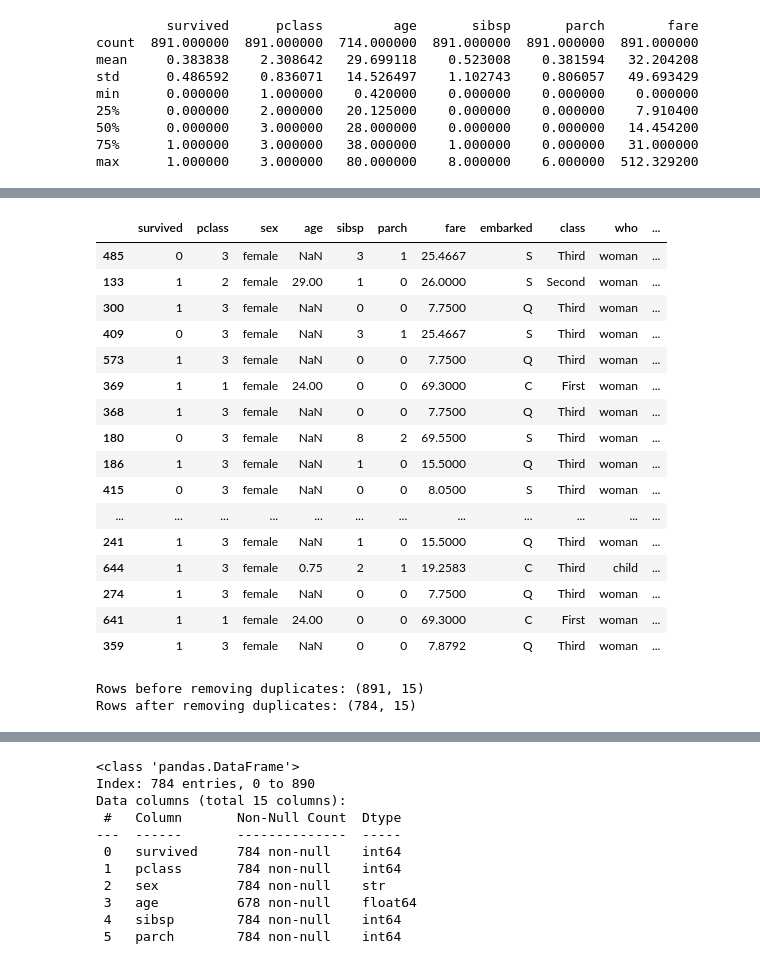
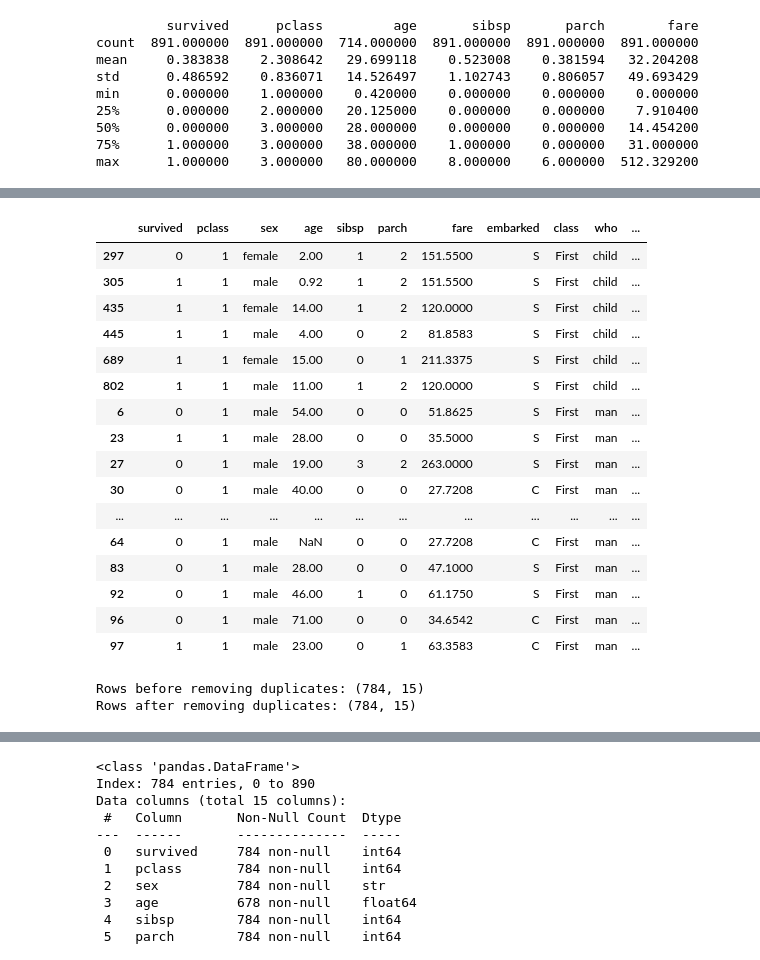
Before and after one commit to damanadidier/DI_Bootcamp, a Jupyter notebook: Week2/Day3/preprocessing.ipynb, the cells around one changed output, grey strips where cells are left out. Cells and saved outputs as stored; diff of their text form; code cells hidden in the pictures.

```diff
--- a/Week2/Day3/preprocessing.ipynb
+++ b/Week2/Day3/preprocessing.ipynb
@@ -82,7 +82,7 @@ max      1.000000    3.000000   80.000000    8.000000    6.000000  512.329200
 #  create working copy: df = titanic_raw.copy()
 # count duplicates : df.duplicated().sum()
 df = titanic_raw.copy()
-df.drop_duplicates()
-# print(f"Duplicate rows: {df.duplicated().sum()}")
+df = df.drop_duplicates()
+print(f"Duplicate rows: {df.duplicated().sum()}")
 print(f"Rows after removing duplicates: {df.shape}")
 # %% [output]
@@ -108,23 +97,23 @@ duplicates_df
 # %%
-duplicates_df.sort_values(['pclass','who']).head(20)
+df.sort_values(['pclass','who']).head(20)
 # %% [output]
 |  | survived | pclass | sex | age | sibsp | parch | fare | embarked | class | who | ... |
-| 485 | 0 | 3 | female | NaN | 3 | 1 | 25.4667 | S | Third | woman | ... |
-| 133 | 1 | 2 | female | 29.00 | 1 | 0 | 26.0000 | S | Second | woman | ... |
-| 300 | 1 | 3 | female | NaN | 0 | 0 | 7.7500 | Q | Third | woman | ... |
-| 409 | 0 | 3 | female | NaN | 3 | 1 | 25.4667 | S | Third | woman | ... |
-| 573 | 1 | 3 | female | NaN | 0 | 0 | 7.7500 | Q | Third | woman | ... |
-| 369 | 1 | 1 | female | 24.00 | 0 | 0 | 69.3000 | C | First | woman | ... |
-| 368 | 1 | 3 | female | NaN | 0 | 0 | 7.7500 | Q | Third | woman | ... |
-| 180 | 0 | 3 | female | NaN | 8 | 2 | 69.5500 | S | Third | woman | ... |
-| 186 | 1 | 3 | female | NaN | 1 | 0 | 15.5000 | Q | Third | woman | ... |
-| 415 | 0 | 3 | female | NaN | 0 | 0 | 8.0500 | S | Third | woman | ... |
+| 297 | 0 | 1 | female | 2.00 | 1 | 2 | 151.5500 | S | First | child | ... |
+| 305 | 1 | 1 | male | 0.92 | 1 | 2 | 151.5500 | S | First | child | ... |
+| 435 | 1 | 1 | female | 14.00 | 1 | 2 | 120.0000 | S | First | child | ... |
+| 445 | 1 | 1 | male | 4.00 | 0 | 2 | 81.8583 | S | First | child | ... |
+| 689 | 1 | 1 | female | 15.00 | 0 | 1 | 211.3375 | S | First | child | ... |
+| 802 | 1 | 1 | male | 11.00 | 1 | 2 | 120.0000 | S | First | child | ... |
+| 6 | 0 | 1 | male | 54.00 | 0 | 0 | 51.8625 | S | First | man | ... |
+| 23 | 1 | 1 | male | 28.00 | 0 | 0 | 35.5000 | S | First | man | ... |
+| 27 | 0 | 1 | male | 19.00 | 3 | 2 | 263.0000 | S | First | man | ... |
+| 30 | 0 | 1 | male | 40.00 | 0 | 0 | 27.7208 | C | First | man | ... |
 | ... | ... | ... | ... | ... | ... | ... | ... | ... | ... | ... | ... |
-| 241 | 1 | 3 | female | NaN | 1 | 0 | 15.5000 | Q | Third | woman | ... |
-| 644 | 1 | 3 | female | 0.75 | 2 | 1 | 19.2583 | C | Third | child | ... |
-| 274 | 1 | 3 | female | NaN | 0 | 0 | 7.7500 | Q | Third | woman | ... |
-| 641 | 1 | 1 | female | 24.00 | 0 | 0 | 69.3000 | C | First | woman | ... |
-| 359 | 1 | 3 | female | NaN | 0 | 0 | 7.8792 | Q | Third | woman | ... |
+| 64 | 0 | 1 | male | NaN | 0 | 0 | 27.7208 | C | First | man | ... |
+| 83 | 0 | 1 | male | 28.00 | 0 | 0 | 47.1000 | S | First | man | ... |
+| 92 | 0 | 1 | male | 46.00 | 1 | 0 | 61.1750 | S | First | man | ... |
+| 96 | 0 | 1 | male | 71.00 | 0 | 0 | 34.6542 | C | First | man | ... |
+| 97 | 1 | 1 | male | 23.00 | 0 | 1 | 63.3583 | C | First | man | ... |
 # %%
 # === REMOVE DUPLICATES ===
 #  Use drop_duplicates() to remove duplicates
@@ -133,7 +122,7 @@ print(f"Rows before removing duplicates: {df.shape}")
 clean_data = df.drop_duplicates()
 print(f"Rows after removing duplicates: {clean_data.shape}")
 # %% [output]
-Rows before removing duplicates: (891, 15)
+Rows before removing duplicates: (784, 15)
 Rows after removing duplicates: (784, 15)
 # %%
 print(f"Rows after removing duplicates: {df.shape}")
```
Also changed, not shown: parts of 36 cells of this notebook.
